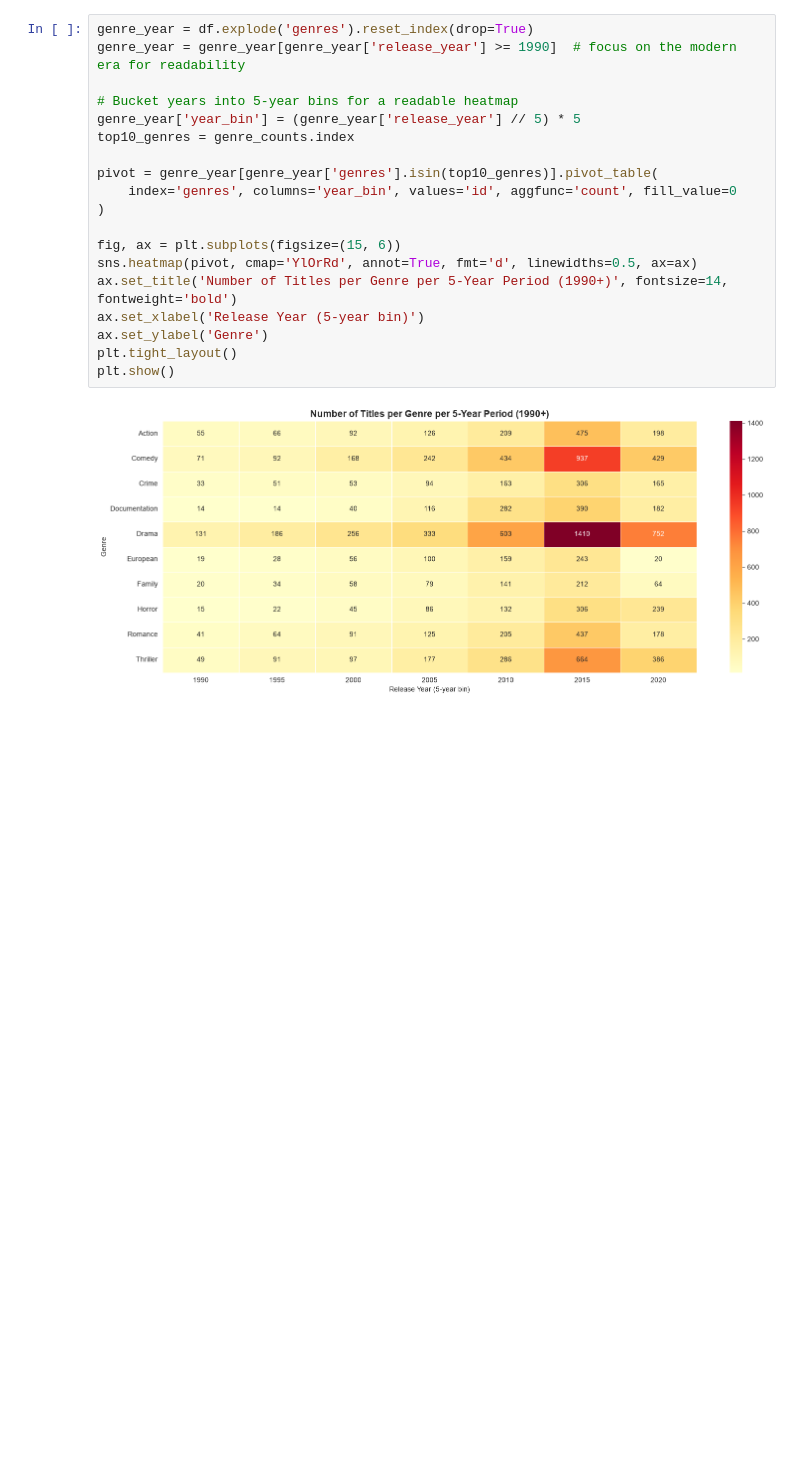
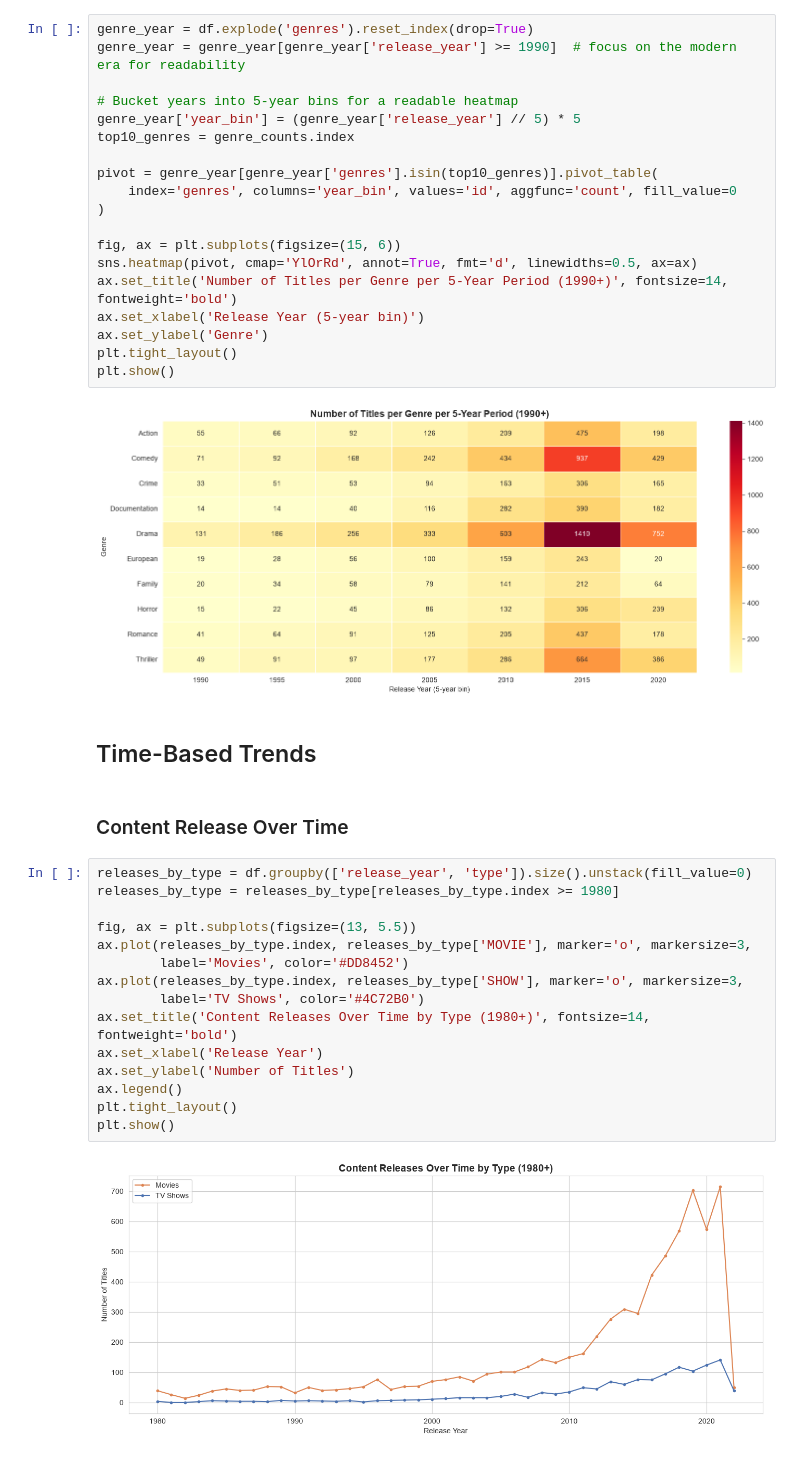
Before and after one commit to Engineer-purvesh18/Amazon_Analysis, a Jupyter notebook: AmazonPrime_Analysis.ipynb, the cells around one changed output. Saved outputs shown, nothing was run; the diff lists cells and outputs as text; blank space fills up the shorter version.

Commit message:
Time Based Trends

```diff
--- a/AmazonPrime_Analysis.ipynb
+++ b/AmazonPrime_Analysis.ipynb
@@ -549,3 +549,24 @@ plt.tight_layout()
 plt.show()
 # %% [output]
 [figure]
+# %% [markdown]
+## Time-Based Trends
+# %% [markdown]
+### Content Release Over Time
+# %%
+releases_by_type = df.groupby(['release_year', 'type']).size().unstack(fill_value=0)
+releases_by_type = releases_by_type[releases_by_type.index >= 1980]
+
+fig, ax = plt.subplots(figsize=(13, 5.5))
+ax.plot(releases_by_type.index, releases_by_type['MOVIE'], marker='o', markersize=3,
+        label='Movies', color='#DD8452')
+ax.plot(releases_by_type.index, releases_by_type['SHOW'], marker='o', markersize=3,
+        label='TV Shows', color='#4C72B0')
+ax.set_title('Content Releases Over Time by Type (1980+)', fontsize=14, fontweight='bold')
+ax.set_xlabel('Release Year')
+ax.set_ylabel('Number of Titles')
+ax.legend()
+plt.tight_layout()
+plt.show()
+# %% [output]
+[figure, added]
```
